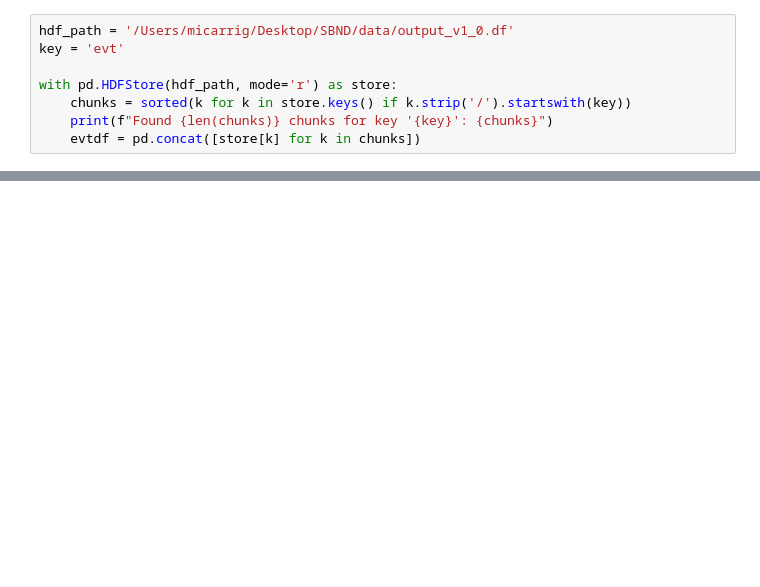
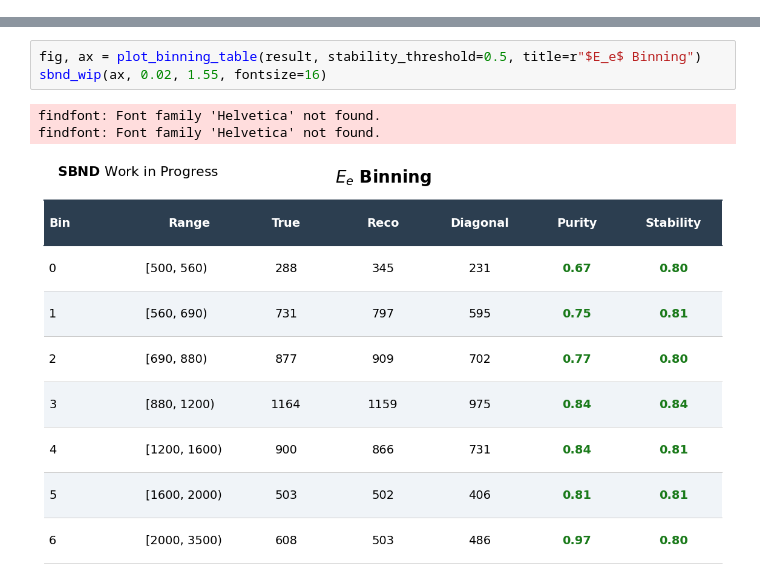
Before and after one commit to carriganm95/cafpyana, a Jupyter notebook: analysis_village/nueNp0Pi/notebooks/determineBinning.ipynb, the cells around one changed output, grey strips where cells are left out. Saved outputs shown, nothing was run; the diff lists cells and outputs as text; blank space fills up the shorter version.

```diff
--- a/analysis_village/nueNp0Pi/notebooks/determineBinning.ipynb
+++ b/analysis_village/nueNp0Pi/notebooks/determineBinning.ipynb
@@ -25,8 +31,0 @@ pd.set_option('display.max_rows', None)
-# %%
-hdf_path = '/Users/micarrig/Desktop/SBND/data/output_v1_0.df'
-key = 'evt'
-
-with pd.HDFStore(hdf_path, mode='r') as store:
-    chunks = sorted(k for k in store.keys() if k.strip('/').startswith(key))
-    print(f"Found {len(chunks)} chunks for key '{key}': {chunks}")
-    evtdf = pd.concat([store[k] for k in chunks])
@@ -86,0 +963,7 @@ requested n_bins=6, final n_bins=3 (3 merge(s) applied to satisfy purity/stabili
+# %%
+fig, ax = plot_binning_table(result, stability_threshold=0.5, title=r"$E_e$ Binning")
+sbnd_wip(ax, 0.02, 1.55, fontsize=16)
+# %% [output]
+findfont: Font family 'Helvetica' not found.
+findfont: Font family 'Helvetica' not found.
+[figure, added]
```
Also changed, not shown: parts of 31 cells of this notebook, 8 other files.
